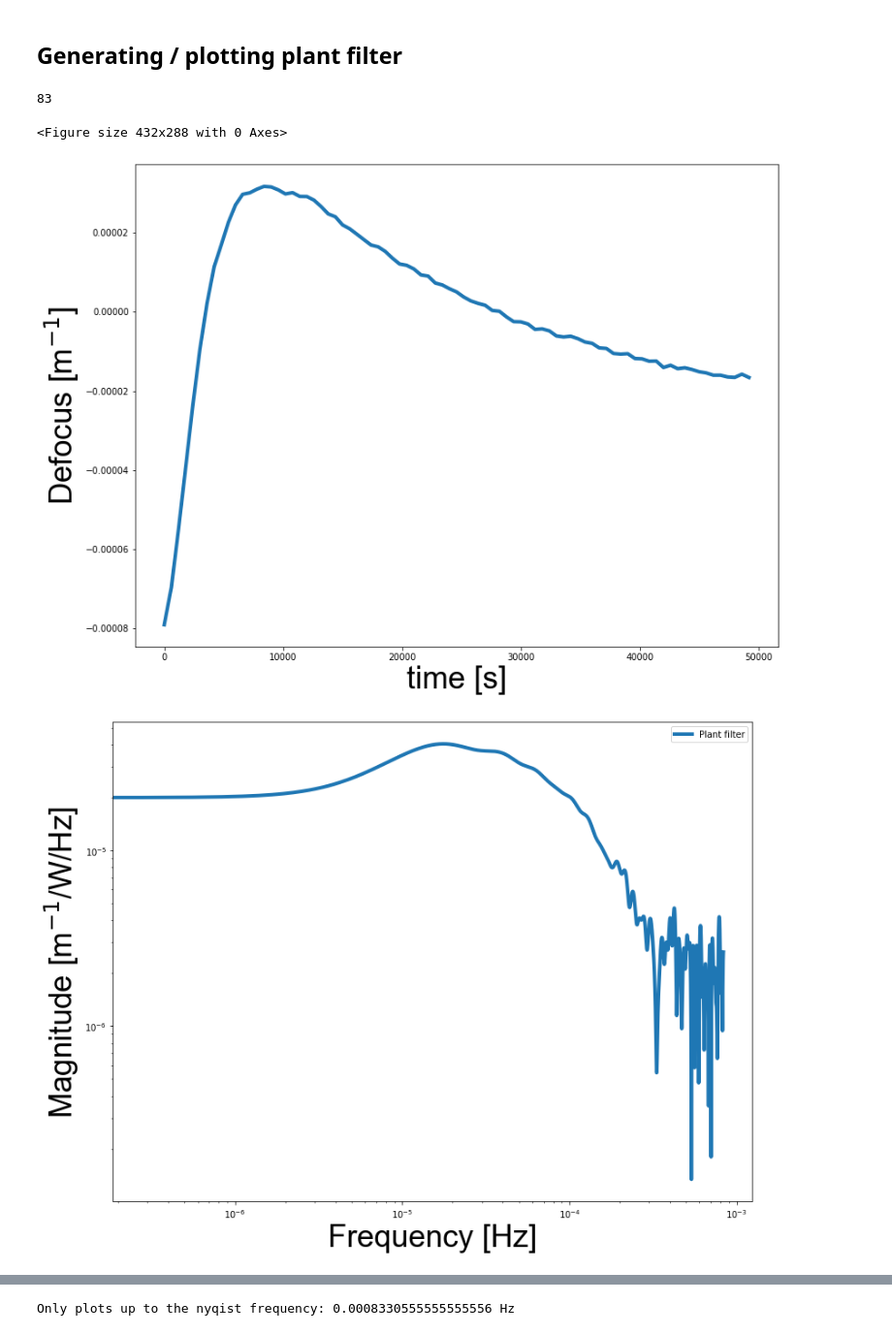
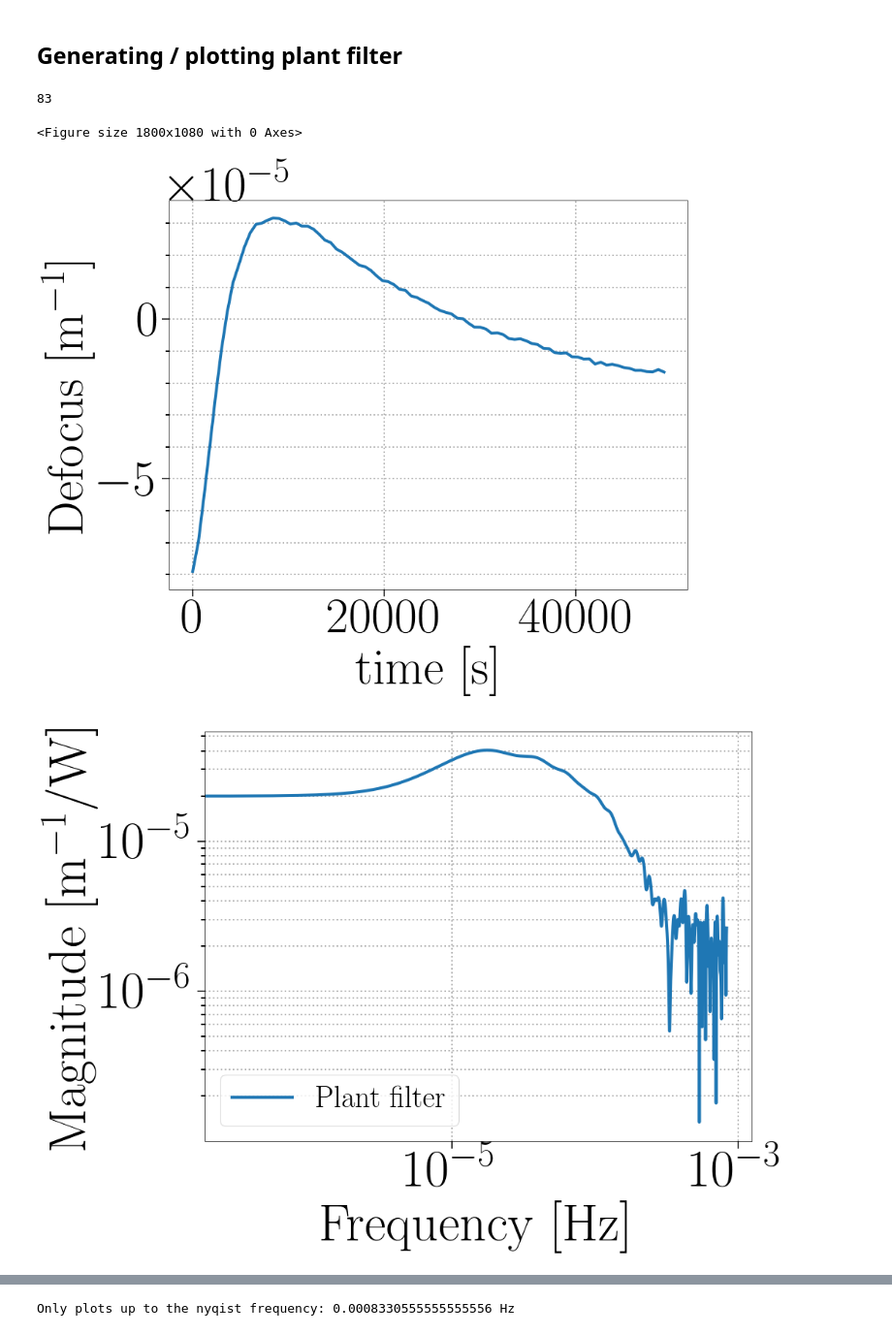
Before and after one commit to dancvan/IRHF, a Jupyter notebook: code/IRHF_w_self_heating.ipynb, the cells around one changed output, grey strips where cells are left out. Shown at 97% size. Cells and saved outputs as stored; diff of their text form; code cells hidden in the pictures.

Commit message:
changed figure plotting format to match dissertation

```diff
--- a/code/IRHF_w_self_heating.ipynb
+++ b/code/IRHF_w_self_heating.ipynb
@@ -1,9 +1,18 @@
 # %%
-%matplotlib inline
 import matplotlib
 import matplotlib.pyplot as plt
 import numpy as np
 from scipy import signal
 import h5py
+import os
+
+plt_style_dir = '../../../my_python/matplotlib/stylelib/'
+if os.path.isdir(plt_style_dir) == True:
+    plt.style.use(plt_style_dir + 'ppt2latex')
+plt.rcParams["font.family"] = "Times New Roman"
+# %%
+# Establish default color array
+prop_cycle = plt.rcParams['axes.prop_cycle']
+colors = prop_cycle.by_key()['color']
 # %%
 ## Set figure saving directory
@@ -29,38 +38,38 @@ axis_font = {'fontname':'Arial', 'size':'35'}
 # %%
 ITMYRH_data = np.loadtxt('../data/ITMY_trend_10min_int_longer.dat')
 t = np.arange(0,len(ITMYRH_data[:,0][2:]))*60.0*10.0
 normalize = 3.13
 print(len(t))
 data_in = ITMYRH_data[:,1][2:]
 b, a = signal.butter(2, .2)
 #data_new = signal.filtfilt(b,a,data_in)
 data_new = data_in
 plt.figure()
 ir = (data_new[1:] - data_new[:-1])/normalize
 ir_new = ir
 fig1 = plt.figure(figsize=(13,10))
 plt.plot(t, data_new, label='Step response',linewidth=lin_thickness)
 #plt.plot(t[:(len(t)-1)], ir, label= 'Impulse response')
-plt.xlabel('time [s]', **axis_font)
-plt.ylabel('Defocus [m$^{-1}$]', **axis_font)
+plt.xlabel('time [s]')
+plt.ylabel('Defocus [m$^{-1}$]')
 #plt.legend(fontsize='medium')
 plt.show()
 
 Fs = 1/(t[2]-t[1])
 #print(Fs)
 
 [F,H]=signal.freqz(ir_new,1, worN=3000,whole=False)
 fig2 = plt.figure(figsize=(13,10))
 plt.loglog(F*Fs/(2*np.pi), abs(H), label='Plant filter',linewidth=lin_thickness)
-plt.ylabel('Magnitude [m$^{-1}$/W/Hz]',**axis_font)
-plt.xlabel('Frequency [Hz]',**axis_font)
-plt.legend(fontsize='medium')
+plt.ylabel('Magnitude [m$^{-1}$/W]')
+plt.xlabel('Frequency [Hz]')
+plt.legend()
 plt.show()
 
 print(max(ir_new))
 # %% [output]
 83
-<Figure size 432x288 with 0 Axes>
+<Figure size 1800x1080 with 0 Axes>
-[figure, old version]
+[figure, new version]
-[figure, old version]
+[figure, new version]
 4.993706070287539e-06
```
Also changed, not shown: parts of 22 cells of this notebook, 4 other files.
